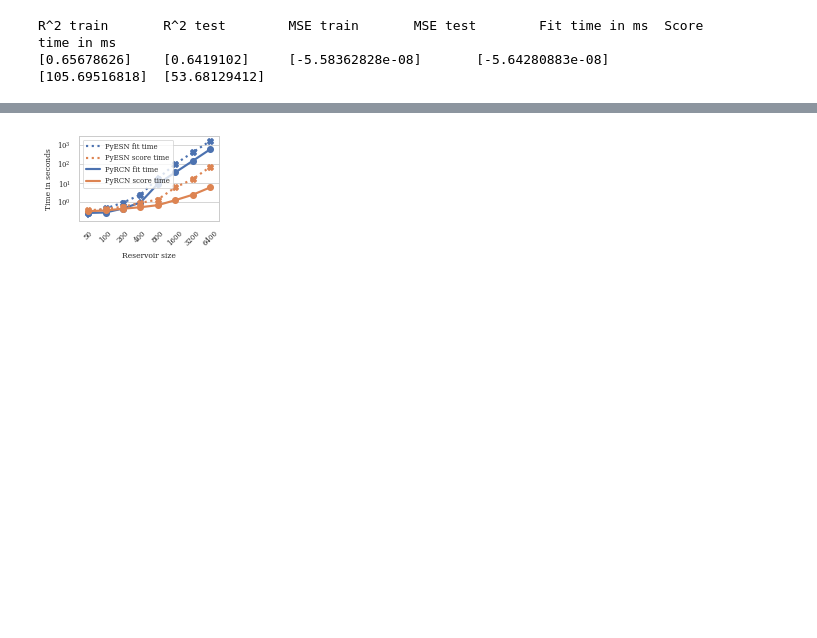
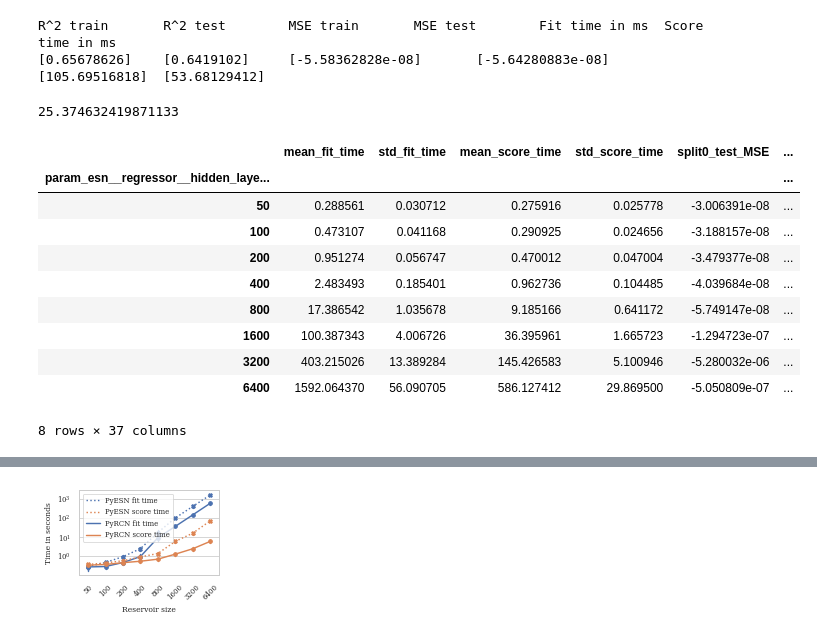
Before and after one commit to renierts/PyRCN-Benchmark, a Jupyter notebook: Benchmark.ipynb, the cells around one changed output, grey strips where cells are left out. Saved outputs shown, nothing was run; the diff lists cells and outputs as text; code cells hidden in the pictures; blank space fills up the shorter version.

```diff
--- a/Benchmark.ipynb
+++ b/Benchmark.ipynb
@@ -615,3 +616,22 @@ search2 = load(f"results/pyrcn_har_seq_esn_h{H}.joblib")
 df2 = pd.DataFrame(search2.cv_results_)
 df2["Architecture"] = "PyRCN"
 df = pd.concat([df1, df2]).reset_index(drop=True)
+# %%
+import numpy as np
+np.mean(df1.groupby(by="param_esn__regressor__hidden_layer_size").mean()["mean_score_time"] / df2.groupby(by="param_esn__regressor__hidden_layer_size").mean()["mean_score_time"])
+# %% [output]
+25.374632419871133
+# %%
+df1.groupby(by="param_esn__regressor__hidden_layer_size").mean()
+# %% [output]
+|  | mean_fit_time | std_fit_time | mean_score_time | std_score_time | split0_test_MSE | ... |
+| param_esn__regressor__hidden_laye... |  |  |  |  |  | ... |
+| 50 | 0.288561 | 0.030712 | 0.275916 | 0.025778 | -3.006391e-08 | ... |
+| 100 | 0.473107 | 0.041168 | 0.290925 | 0.024656 | -3.188157e-08 | ... |
+| 200 | 0.951274 | 0.056747 | 0.470012 | 0.047004 | -3.479377e-08 | ... |
+| 400 | 2.483493 | 0.185401 | 0.962736 | 0.104485 | -4.039684e-08 | ... |
+| 800 | 17.386542 | 1.035678 | 9.185166 | 0.641172 | -5.749147e-08 | ... |
+| 1600 | 100.387343 | 4.006726 | 36.395961 | 1.665723 | -1.294723e-07 | ... |
+| 3200 | 403.215026 | 13.389284 | 145.426583 | 5.100946 | -5.280032e-06 | ... |
+| 6400 | 1592.064370 | 56.090705 | 586.127412 | 29.869500 | -5.050809e-07 | ... |
+8 rows × 37 columns
```
Also changed, not shown: parts of 10 cells of this notebook, 1 other file.
